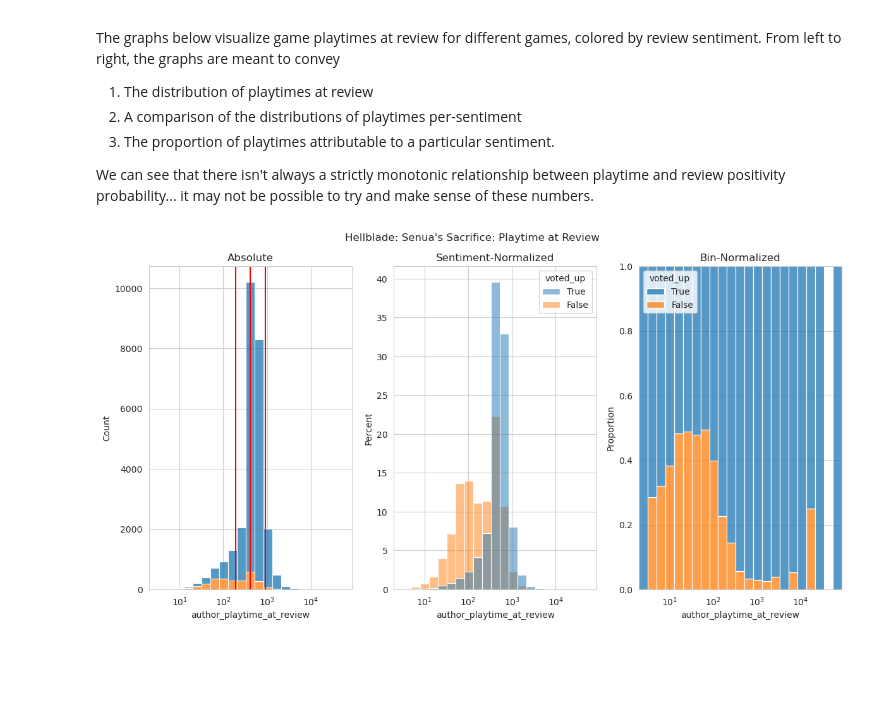
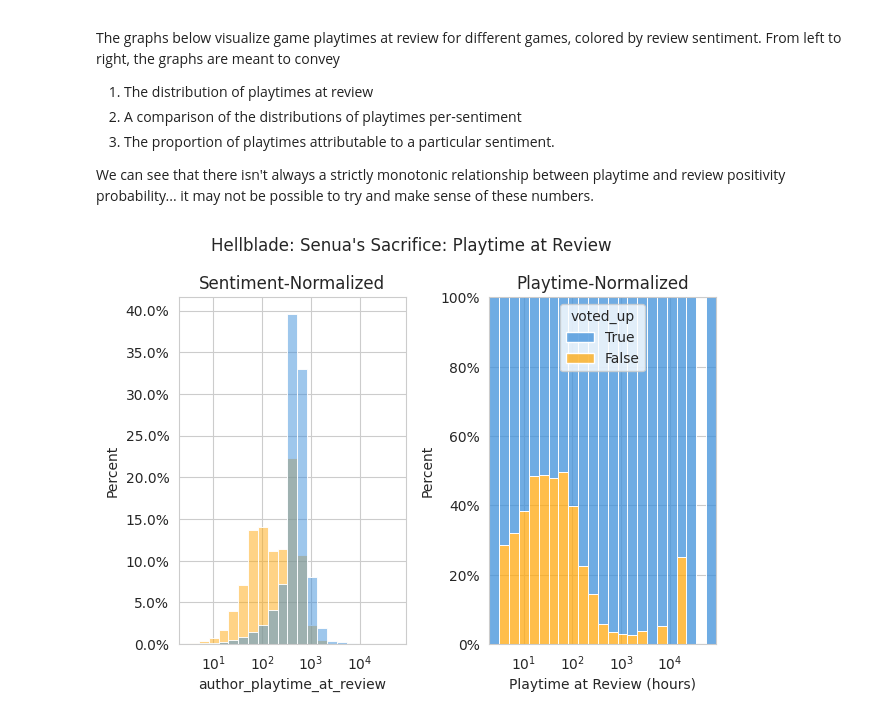
Before and after one commit to zbvc42/steam_recommendation_system, a Jupyter notebook: notebooks/03 - EDA/01 - EDA.ipynb, the cells around one changed output. Drawn from its saved outputs; the diff is of its cells as text; code cells hidden in the pictures; blank space fills up the shorter version.

```diff
--- a/notebooks/03 - EDA/01 - EDA.ipynb
+++ b/notebooks/03 - EDA/01 - EDA.ipynb
@@ -94,8 +145,0 @@ The trend is mostly linear, but has pretty significant variation.
-# %%
-# Adds review count to games table
-df_games = df_games.merge(
-    pd.DataFrame(df_reviews["steam_appid"].value_counts()).rename(
-        columns={"count": "review_count"}
-    ),
-    on="steam_appid",
-)
@@ -387,0 +309,12 @@ plt.show()
+# %%
+df_reviews['game_dropped'] = df_reviews['author_playtime_since_review'] <= 0
+df_games_dropped = df_reviews[['game_dropped','Sentiment']].groupby('Sentiment').value_counts(normalize=True).reset_index()
+df_games_dropped = df_games_dropped[df_games_dropped["game_dropped"]]
+sns.barplot(df_games_dropped,
+            y='proportion',
+            hue='Sentiment',
+            hue_order=['Positive','Negative'])
+plt.ylabel('Percent')
+plt.gca().yaxis.set_major_formatter(PercentFormatter(1))
+plt.title('Percentage of Games Abandoned After Review by Sentiment')
+plt.show()
@@ -399,87 +334,42 @@ We can see that there isn't always a strictly monotonic relationship between pla
 for appid in (
     df_games[df_games["recommendations"] > 10000].sample(5, random_state=42).index
 ):
-    fig, ax = plt.subplots(ncols=3, nrows=1, figsize=(4.8*2.5, 6.4), sharex=True)
-    sns.histplot(
-        df_reviews[df_reviews["steam_appid"] == appid],
-        x="author_playtime_at_review",
-        hue="voted_up",
-        hue_order=[True, False],
-        bins="doane",
-        multiple="stack",
-        log_scale=(True, False),
-        ax=ax[0],
-    )
-    ax[0].axvline(
-        10
-        ** np.log10(
-            df_reviews[df_reviews["steam_appid"] == appid]["author_playtime_at_review"]
-        ).mean(),
-        c='r'
-    )
-    ax[0].axvline(
-        10
-        ** (
-            np.log10(
-                df_reviews[df_reviews["steam_appid"] == appid][
-                    "author_playtime_at_review"
-                ]
-            ).mean()
-            + np.log10(
-                df_reviews[df_reviews["steam_appid"] == appid][
-                    "author_playtime_at_review"
-                ]
-            ).std()
-        ),
-        c='r'
-    )
-    ax[0].axvline(
-        10
-        ** (
-            np.log10(
-                df_reviews[df_reviews["steam_appid"] == appid][
-                    "author_playtime_at_review"
-                ]
-            ).mean()
-            - np.log10(
-                df_reviews[df_reviews["steam_appid"] == appid][
-                    "author_playtime_at_review"
-                ]
-            ).std()
-        ),
-        c='r'
-    )
+    fig, ax = plt.subplots(ncols=2, nrows=1, sharex=True)
     sns.histplot(
         df_reviews[df_reviews["steam_appid"] == appid],
         x="author_playtime_at_review",
         hue="voted_up",
         hue_order=[True, False],
         bins="doane",
         stat="percent",
         common_norm=False,
         log_scale=(True, False),
-        ax=ax[1],
+        ax=ax[0],
     )
 
     sns.histplot(
         df_reviews[df_reviews["steam_appid"] == appid],
         x="author_playtime_at_review",
         hue="voted_up",
+
         hue_order=[True, False],
         bins="doane",
         stat="proportion",
         common_norm=True,
         multiple='fill',
         log_scale=(True, False),
-        ax=ax[2],
+        ax=ax[1],
     )
 
+    ax[0].yaxis.set_major_formatter(PercentFormatter())
+    ax[1].yaxis.set_major_formatter(PercentFormatter(1))
     ax[0].get_legend().remove()
-    ax[0].set_title("Absolute")
-    ax[1].set_title("Sentiment-Normalized")
-    ax[2].set_title("Bin-Normalized")
+    ax[0].set_title("Sentiment-Normalized")
+    ax[1].set_ylabel("Percent")
+    ax[1].set_title("Playtime-Normalized")
+    plt.xlabel("Playtime at Review (hours)")
     fig.suptitle(f'{df_games.loc[appid, "name"]}: Playtime at Review')
     plt.tight_layout()
     plt.show()
 # %% [output]
-[figure, old version]
+[figure, new version]
```
Also changed, not shown: parts of 46 cells of this notebook, 13 other files.
